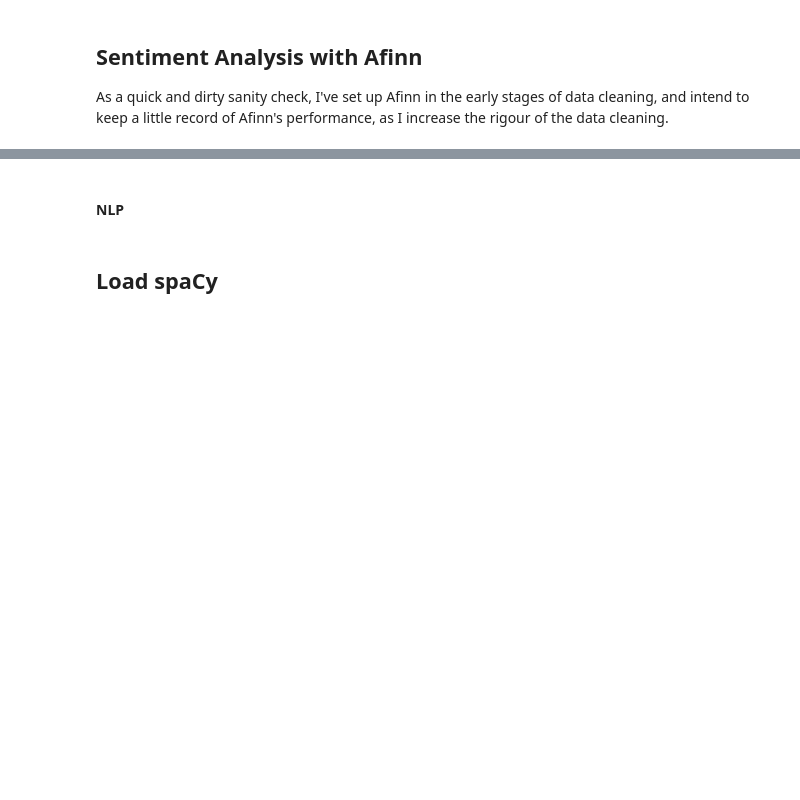
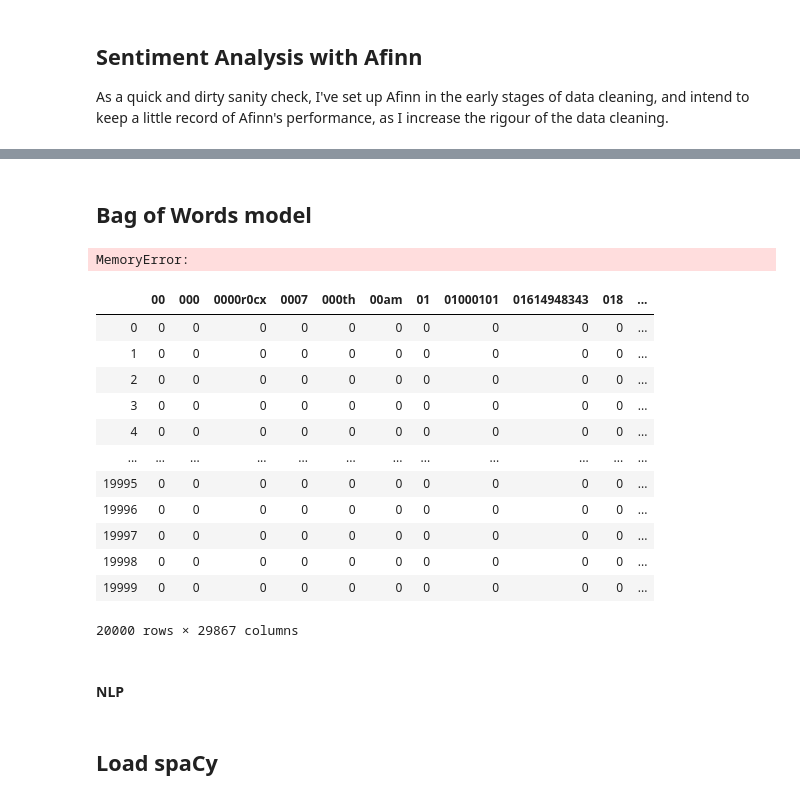
Before and after one commit to 3dspace/language-processing-lifecycle-fall2019, a Jupyter notebook: csml1010pgraydec9.ipynb, the cells around one changed output, grey strips where cells are left out. Saved outputs shown, nothing was run; the diff lists cells and outputs as text; code cells hidden in the pictures; blank space fills up the shorter version.

```diff
--- a/csml1010pgraydec9.ipynb
+++ b/csml1010pgraydec9.ipynb
@@ -134,5 +136,3 @@ def clean(s):
     return str(s)
 # %% [markdown]
 ## Create new column in dataframe
-# %%
-df["selftext_clean"] = ''
@@ -212,7 +239,7 @@ from afinn import Afinn
 
 afn = Afinn(emoticons=True)
 # %%
-texts = np.array(df['Text'])
+texts = np.array(df['selftext_clean'])
 sentiments = np.array(df['sentiment'])
 
 # extract data for model evaluation
@@ -284,4 +312,34 @@ Round 1, most basic cleaning, 20000 rows:  0.63
 Round 2, include normalization, 20000 rows: 0.63
+# %% [markdown]
+## Bag of Words model
+# %%
+from sklearn.feature_extraction.text import CountVectorizer
+
+cv = CountVectorizer(min_df=0., max_df=1.)
+cv_matrix = cv.fit_transform(test_texts)
+cv_matrix = cv_matrix.toarray()
+cv_matrix
+# %% [output]
+MemoryError:
+# %%
+# get all unique words in the corpus
+vocab = cv.get_feature_names()
+# show document feature vectors
+pd.DataFrame(cv_matrix, columns=vocab)
+# %% [output]
+|  | 00 | 000 | 0000r0cx | 0007 | 000th | 00am | 01 | 01000101 | 01614948343 | 018 | ... |
+| 0 | 0 | 0 | 0 | 0 | 0 | 0 | 0 | 0 | 0 | 0 | ... |
+| 1 | 0 | 0 | 0 | 0 | 0 | 0 | 0 | 0 | 0 | 0 | ... |
+| 2 | 0 | 0 | 0 | 0 | 0 | 0 | 0 | 0 | 0 | 0 | ... |
+| 3 | 0 | 0 | 0 | 0 | 0 | 0 | 0 | 0 | 0 | 0 | ... |
+| 4 | 0 | 0 | 0 | 0 | 0 | 0 | 0 | 0 | 0 | 0 | ... |
+| ... | ... | ... | ... | ... | ... | ... | ... | ... | ... | ... | ... |
+| 19995 | 0 | 0 | 0 | 0 | 0 | 0 | 0 | 0 | 0 | 0 | ... |
+| 19996 | 0 | 0 | 0 | 0 | 0 | 0 | 0 | 0 | 0 | 0 | ... |
+| 19997 | 0 | 0 | 0 | 0 | 0 | 0 | 0 | 0 | 0 | 0 | ... |
+| 19998 | 0 | 0 | 0 | 0 | 0 | 0 | 0 | 0 | 0 | 0 | ... |
+| 19999 | 0 | 0 | 0 | 0 | 0 | 0 | 0 | 0 | 0 | 0 | ... |
+20000 rows × 29867 columns
 # %% [markdown]
 #### NLP
 # %% [markdown]
```
Also changed, not shown: parts of 18 cells of this notebook.
